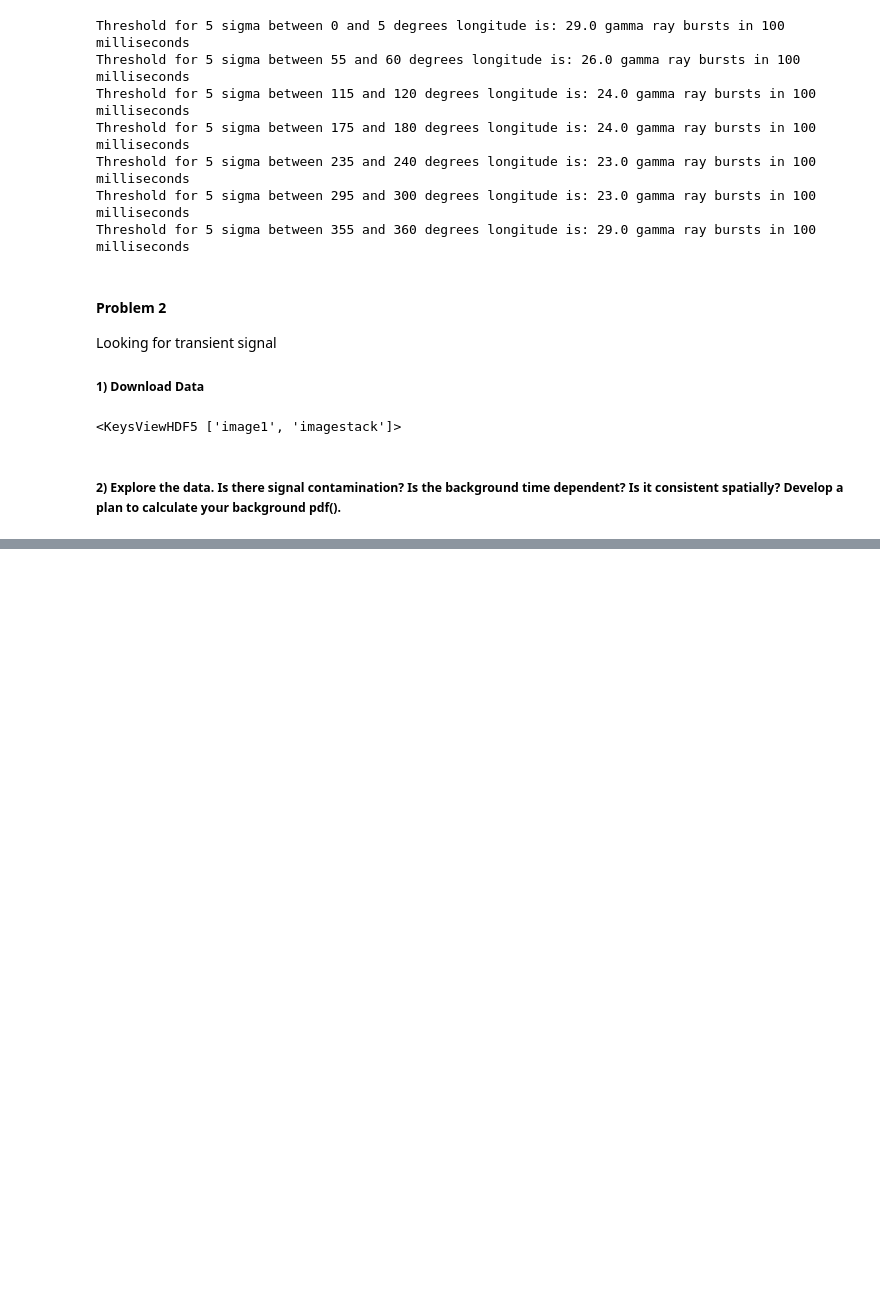
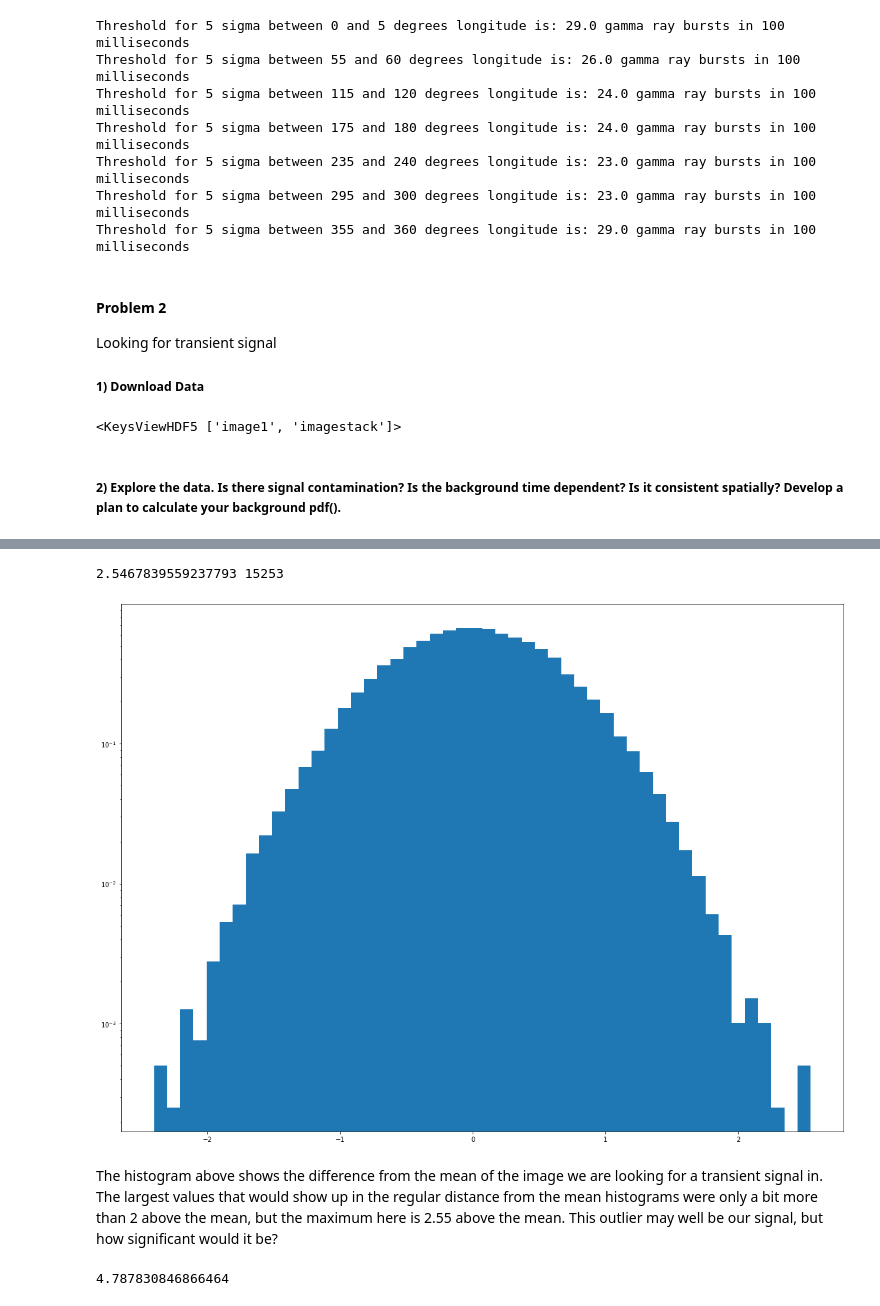
Before and after one commit to jeff-abe/PHYS434, a Jupyter notebook: Lab4.ipynb, the cells around one changed output, grey strips where cells are left out. Drawn from its saved outputs; the diff is of its cells as text; code cells hidden in the pictures; blank space fills up the shorter version.

```diff
--- a/Lab4.ipynb
+++ b/Lab4.ipynb
@@ -331,0 +271,19 @@ print(sigma)
+# %%
+plt.rcParams["figure.figsize"] = (20,15)
+fig1, ax = plt.subplots(1,1)
+detection = np.max(image1-mean)
+print(np.max(image1-mean),np.argmax(image1-mean))
+ax.hist(np.reshape(image1-mean,40000), bins = 50, density = True)
+ax.set_yscale('log')
+plt.show()
+# %% [output]
+2.5467839559237793 15253
+[figure, added]
+# %% [markdown]
+The histogram above shows the difference from the mean of the image we are looking for a transient signal in. The largest values that would show up in the regular distance from the mean histograms were only a bit more than 2 above the mean, but the maximum here is 2.55 above the mean. This outlier may well be our signal, but how significant would it be?
+# %%
+prob = stats.norm.cdf(detection,loc = means, scale = mean_std)
+sigma = stats.norm.ppf(prob)
+print(sigma)
+# %% [output]
+4.787830846866464
```
Also changed, not shown: parts of 9 cells of this notebook.
